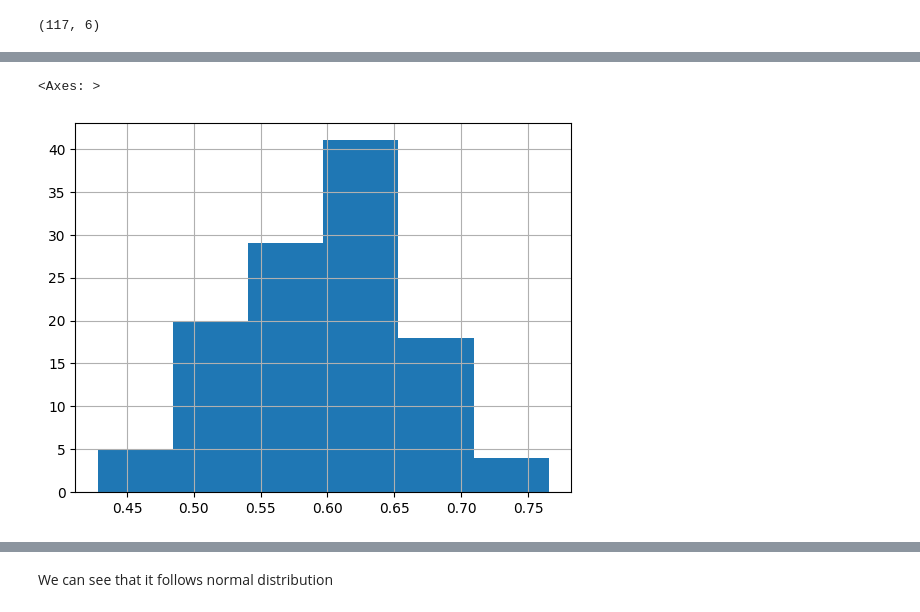
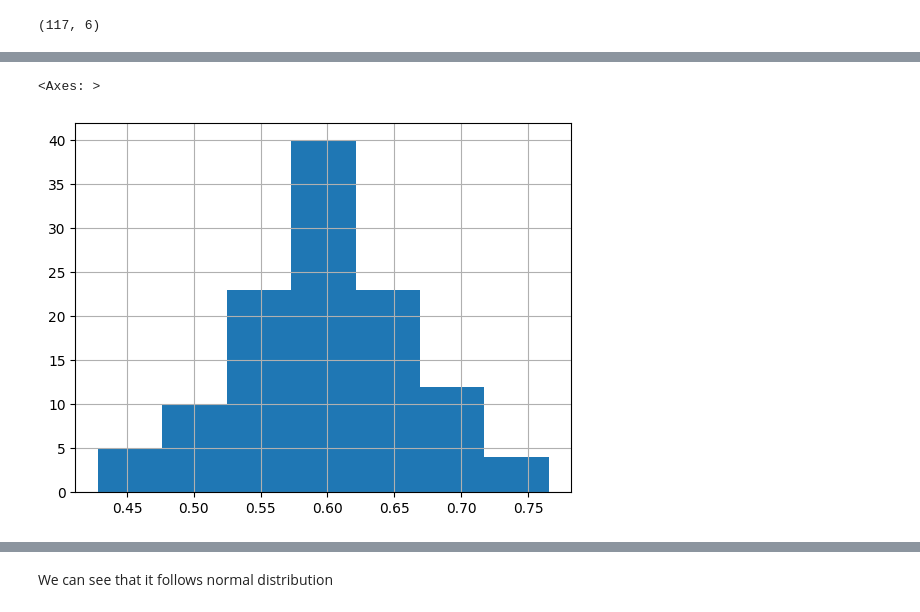
Before and after one commit to BrandtBoys/DocTide, a Jupyter notebook: labs/sem.ipynb, the cells around one changed output, grey strips where cells are left out. Cells and saved outputs as stored; diff of their text form; code cells hidden in the pictures.

```diff
--- a/labs/sem.ipynb
+++ b/labs/sem.ipynb
@@ -85,7 +85,7 @@ df.head()
 | 4 | 0.626986 | def response | """Serialize the given arguments ... | """\nReturns a response object wi... | src/flask/json/provider.py | aa4ecf05d33c37d9cc04794f4332b34c9... |
 # %%
 #Draw histogram to see distribution
-df['Semantic-Score'].hist(bins=6)
+df['Semantic-Score'].hist(bins=7)
 # %% [output]
 <Axes: >
-[figure, old version]
+[figure, new version]
```
Also changed, not shown: parts of 2 cells of this notebook.
